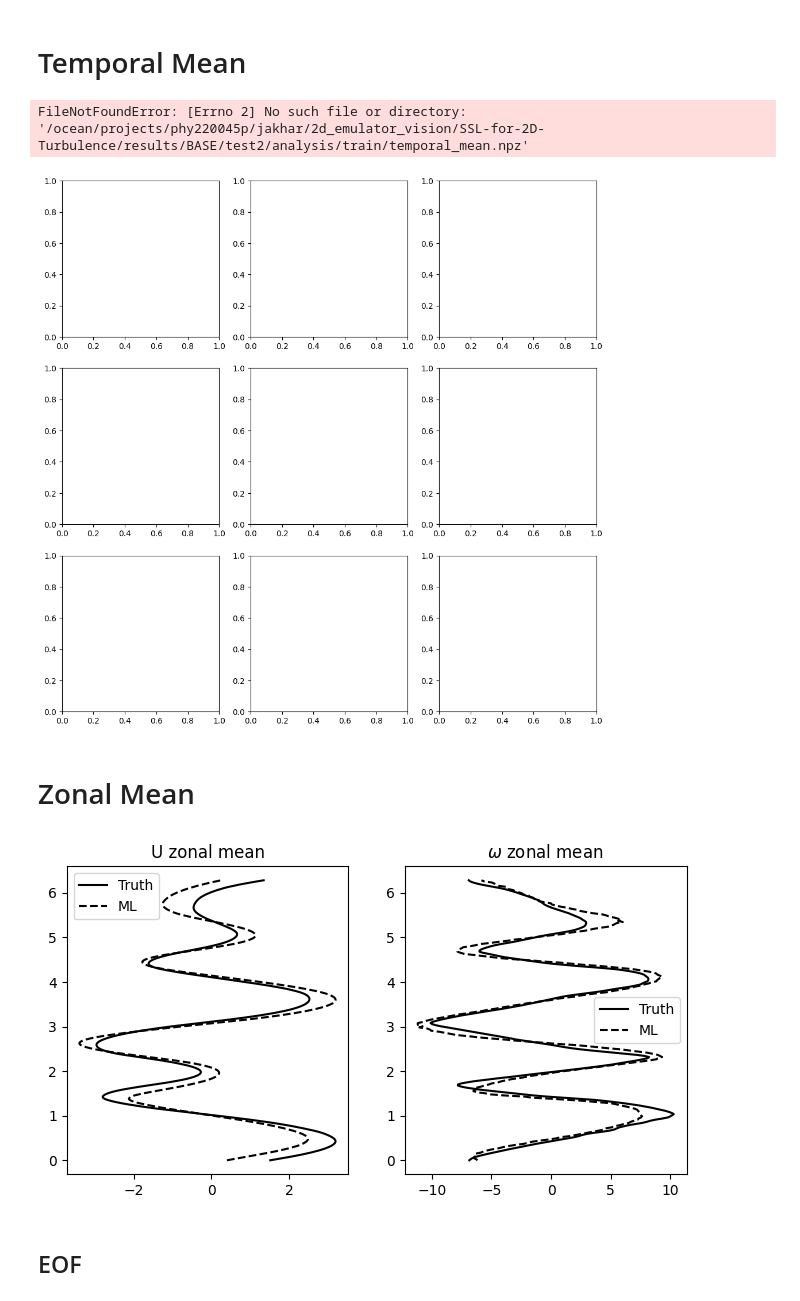
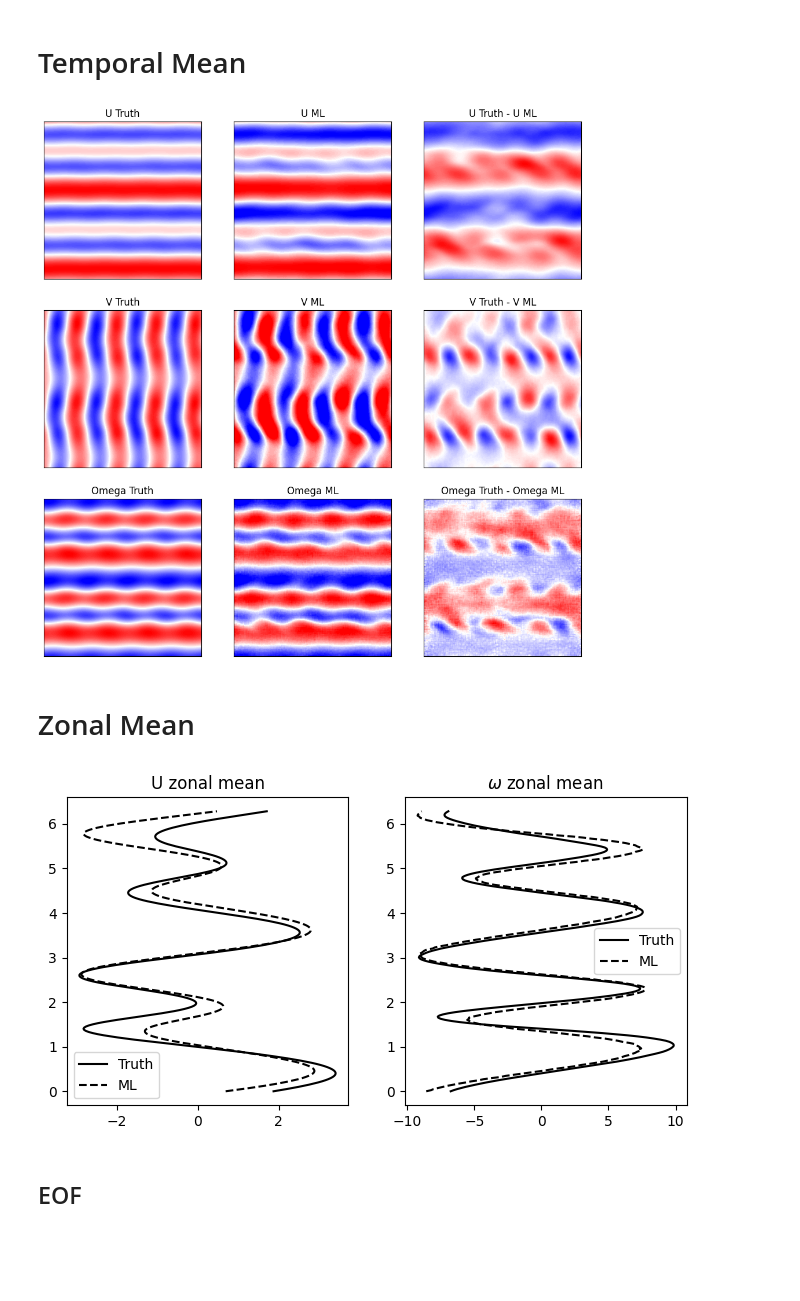
Before and after one commit to acasch2/SSL-for-2D-Turbulence, a Jupyter notebook: eval/plot.ipynb, the cells around one changed output. Saved outputs shown, nothing was run; the diff lists cells and outputs as text; code cells hidden in the pictures; blank space fills up the shorter version.

Commit message:
modified analysis code

```diff
--- a/eval/plot.ipynb
+++ b/eval/plot.ipynb
@@ -4,7 +4,7 @@ import numpy as np
 import matplotlib.pyplot as plt
 import yaml
 
-config_file_path = "config/test2.yaml"
+config_file_path = "config/config.yaml"
 with open(config_file_path, "r") as f:
     config = yaml.safe_load(f)
 
@@ -14,6 +14,7 @@ long_analysis_params = config["long_analysis_params"]
 
 analysis_dir = os.path.join(dataset_params["root_dir"], dataset_params["run_num"], "analysis")
 analysis_dir_train = os.path.join(analysis_dir, "train")
+analysis_dir_truth = os.path.join(analysis_dir, "truth")
 analysis_dir_emulate = os.path.join(analysis_dir, "emulate")
 
 plt_save_dir = os.path.join(dataset_params["root_dir"], dataset_params["run_num"], "plots")
@@ -28,7 +29,9 @@ label = ["Truth", "ML"]
 
 contourlevels = 100
 
-data = np.load(analysis_dir_train + "/temporal_mean.npz")
+# data = np.load(analysis_dir_train + "/temporal_mean.npz")
+data = np.load(analysis_dir_truth + "/temporal_mean.npz")
+
 U_train = data['U_mean']
 V_train = data['V_mean']
 Omega_train = data['Omega_mean']
@@ -49,35 +52,34 @@ axes[0,2].contourf(U_emulate - U_train, levels=contourlevels, cmap='bwr')
 axes[0,2].set_title("U Truth - U ML")
 
 vmax = np.max(V_train)
 axes[1,0].contourf(V_train, levels=contourlevels, cmap='bwr', vmax=vmax, vmin=-vmax)
 axes[1,0].set_title("V Truth")
 
 axes[1,1].contourf(V_emulate, levels=contourlevels, cmap='bwr', vmax=vmax, vmin=-vmax)
 axes[1,1].set_title("V ML")
 
 axes[1,2].contourf(V_emulate - V_train, levels=contourlevels, cmap='bwr')
 axes[1,2].set_title("V Truth - V ML")
 
 vmax = np.max(Omega_train)
 axes[2,0].contourf(Omega_train, levels=contourlevels, cmap='bwr', vmax=vmax, vmin=-vmax)
 axes[2,0].set_title("Omega Truth")
 
 axes[2,1].contourf(Omega_emulate, levels=contourlevels, cmap='bwr', vmax=vmax, vmin=-vmax)
 axes[2,1].set_title("Omega ML")
 
 axes[2,2].contourf(Omega_emulate - Omega_train, levels=contourlevels, cmap='bwr')
 axes[2,2].set_title("Omega Truth - Omega ML")
 
 # Set aspect ratio to equal and remove labels for all axes
 for ax in axes.flat:
     ax.set_aspect('equal')
     ax.set_xticks([])
     ax.set_yticks([])
 
 plt.savefig(plt_save_dir + '/temporal_mean.png')
 # %% [output]
-FileNotFoundError: [Errno 2] No such file or directory: '/ocean/projects/phy220045p/jakhar/2d_emulator_vision/SSL-for-2D-Turbulence/results/BASE/test2/analysis/train/temporal_mean.npz'
-[figure, old version]
+[figure, new version]
 # %% [markdown]
 # Zonal Mean
 # %%
@@ -106,7 +108,7 @@ axes[1].legend()
 
 plt.savefig(plt_save_dir + '/zonal_mean.png')
 # %% [output]
-[figure, old version]
+[figure, new version]
 # %% [markdown]
 ## EOF
 # %%
```
Also changed, not shown: parts of 3 cells of this notebook, 5 other files.
